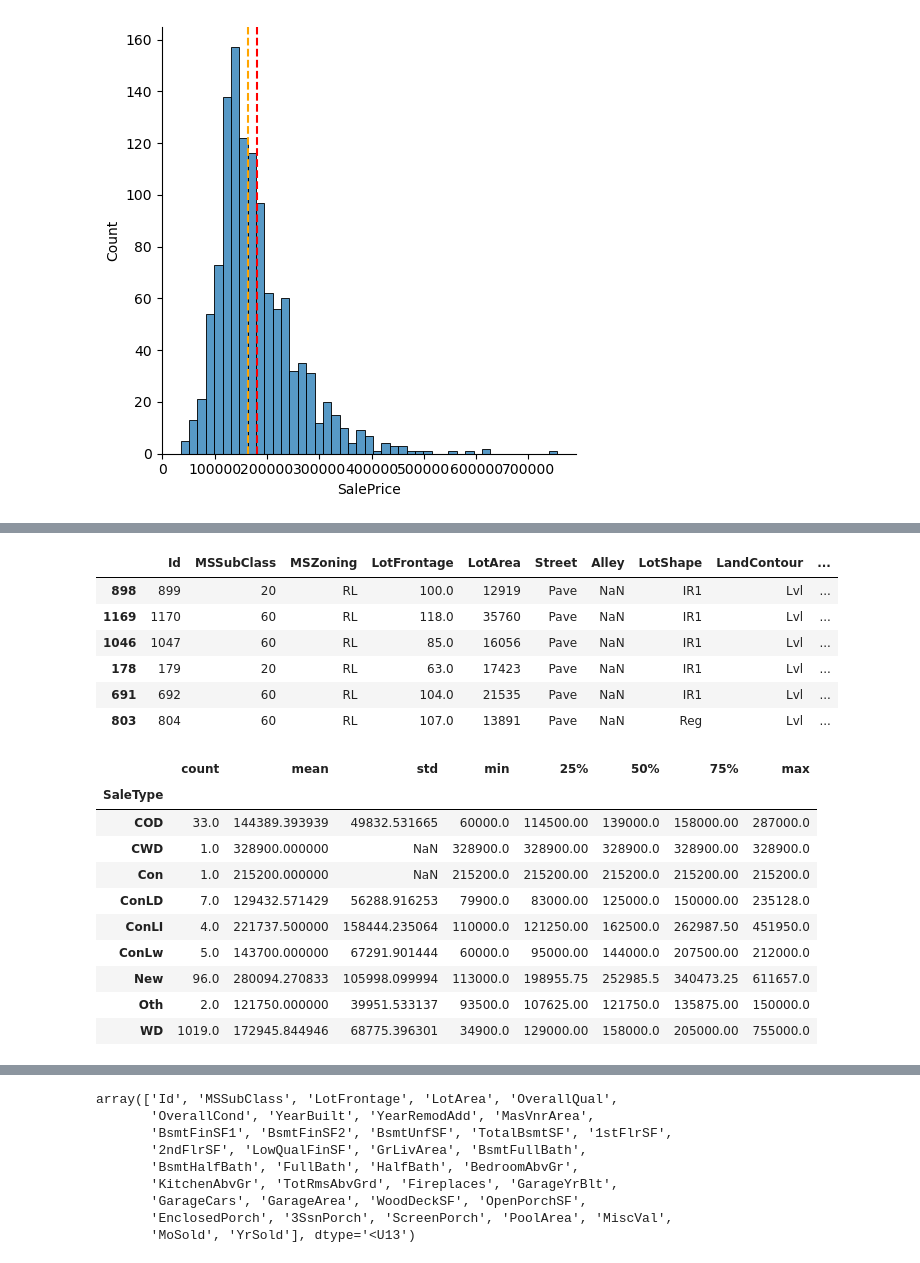
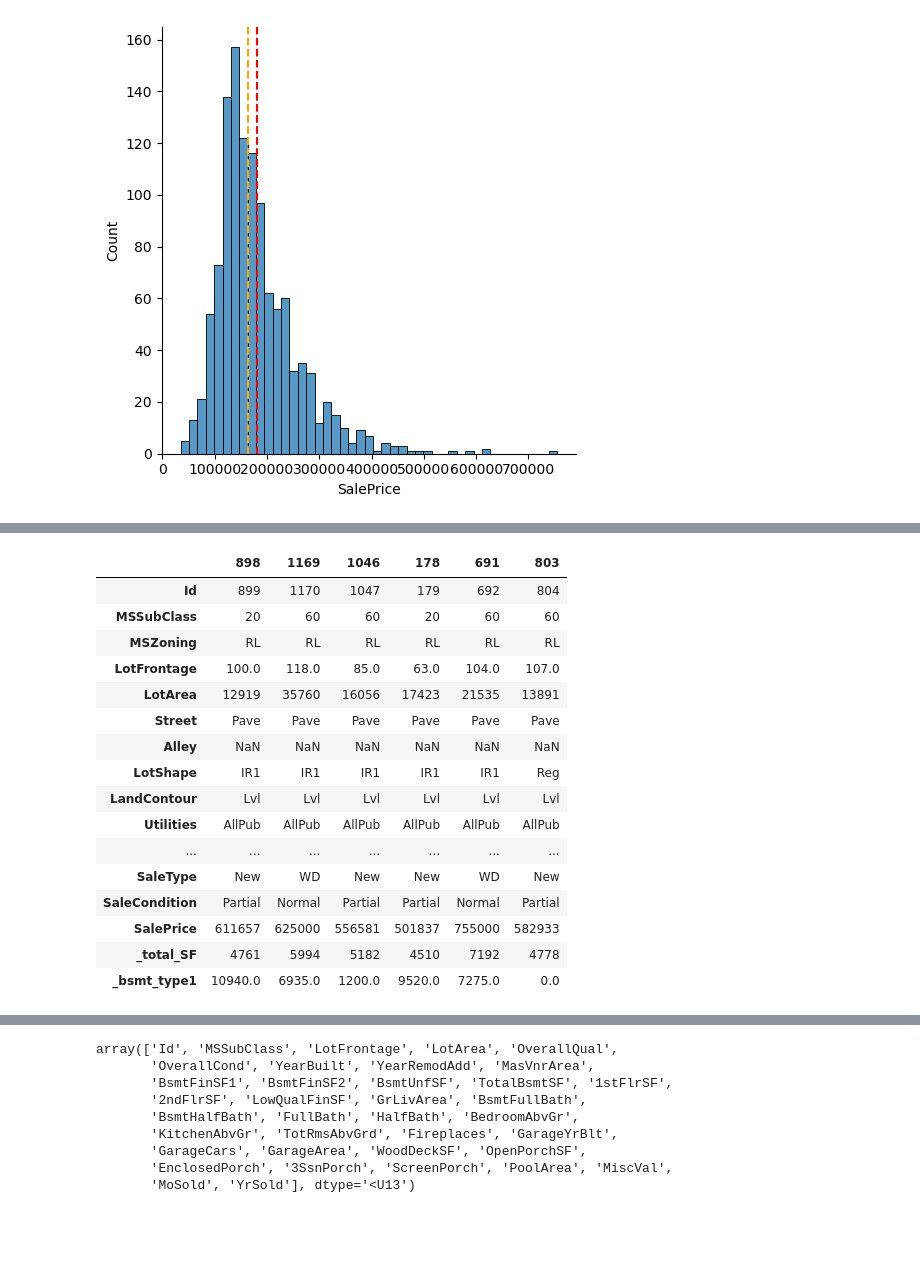
Before and after one commit to cmd-master/house-prices, a Jupyter notebook: _main.ipynb, the cells around one changed output, grey strips where cells are left out. Drawn from its saved outputs; the diff is of its cells as text; code cells hidden in the pictures; blank space fills up the shorter version.

```diff
--- a/_main.ipynb
+++ b/_main.ipynb
@@ -92,9 +173,9 @@ import numpy as np
 import seaborn as sns
 pd.options.display.max_rows = 200
 pd.options.display.max_columns = 200
+pd.options.mode.chained_assignment = None
 
-# df = pd.read_csv('/kaggle/input/house-prices-advanced-regression-techniques/train.csv')
-df = pd.read_csv('input/train.csv')
+df = pd.read_csv('kaggle/input/house-prices-advanced-regression-techniques/train.csv')
 
 num = [x for x in df.columns if df.dtypes[x] in ('int64', 'float')]
 cat = [x for x in df.columns if df.dtypes[x] == 'object']
@@ -157,24 +249,20 @@ or understand why my model predicted a very large number.
 # %%
-train.loc[train[target]>500000]
+train.loc[train[target]>500000].T
 # %% [output]
-|  | Id | MSSubClass | MSZoning | LotFrontage | LotArea | Street | Alley | LotShape | LandContour | ... |
-| 898 | 899 | 20 | RL | 100.0 | 12919 | Pave | NaN | IR1 | Lvl | ... |
-| 1169 | 1170 | 60 | RL | 118.0 | 35760 | Pave | NaN | IR1 | Lvl | ... |
-| 1046 | 1047 | 60 | RL | 85.0 | 16056 | Pave | NaN | IR1 | Lvl | ... |
-| 178 | 179 | 20 | RL | 63.0 | 17423 | Pave | NaN | IR1 | Lvl | ... |
-| 691 | 692 | 60 | RL | 104.0 | 21535 | Pave | NaN | IR1 | Lvl | ... |
-| 803 | 804 | 60 | RL | 107.0 | 13891 | Pave | NaN | Reg | Lvl | ... |
+|  | 898 | 1169 | 1046 | 178 | 691 | 803 |
+| Id | 899 | 1170 | 1047 | 179 | 692 | 804 |
+| MSSubClass | 20 | 60 | 60 | 20 | 60 | 60 |
+| MSZoning | RL | RL | RL | RL | RL | RL |
+| LotFrontage | 100.0 | 118.0 | 85.0 | 63.0 | 104.0 | 107.0 |
+| LotArea | 12919 | 35760 | 16056 | 17423 | 21535 | 13891 |
+| Street | Pave | Pave | Pave | Pave | Pave | Pave |
+| Alley | NaN | NaN | NaN | NaN | NaN | NaN |
+| LotShape | IR1 | IR1 | IR1 | IR1 | IR1 | Reg |
+| LandContour | Lvl | Lvl | Lvl | Lvl | Lvl | Lvl |
+| Utilities | AllPub | AllPub | AllPub | AllPub | AllPub | AllPub |
+| ... | ... | ... | ... | ... | ... | ... |
+| SaleType | New | WD | New | New | WD | New |
+| SaleCondition | Partial | Normal | Partial | Partial | Normal | Partial |
+| SalePrice | 611657 | 625000 | 556581 | 501837 | 755000 | 582933 |
+| _total_SF | 4761 | 5994 | 5182 | 4510 | 7192 | 4778 |
+| _bsmt_type1 | 10940.0 | 6935.0 | 1200.0 | 9520.0 | 7275.0 | 0.0 |
-# %%
-train.groupby('SaleType')[target].describe()
-# %% [output]
-|  | count | mean | std | min | 25% | 50% | 75% | max |
-| SaleType |  |  |  |  |  |  |  |  |
-| COD | 33.0 | 144389.393939 | 49832.531665 | 60000.0 | 114500.00 | 139000.0 | 158000.00 | 287000.0 |
-| CWD | 1.0 | 328900.000000 | NaN | 328900.0 | 328900.00 | 328900.0 | 328900.00 | 328900.0 |
-| Con | 1.0 | 215200.000000 | NaN | 215200.0 | 215200.00 | 215200.0 | 215200.00 | 215200.0 |
-| ConLD | 7.0 | 129432.571429 | 56288.916253 | 79900.0 | 83000.00 | 125000.0 | 150000.00 | 235128.0 |
-| ConLI | 4.0 | 221737.500000 | 158444.235064 | 110000.0 | 121250.00 | 162500.0 | 262987.50 | 451950.0 |
-| ConLw | 5.0 | 143700.000000 | 67291.901444 | 60000.0 | 95000.00 | 144000.0 | 207500.00 | 212000.0 |
-| New | 96.0 | 280094.270833 | 105998.099994 | 113000.0 | 198955.75 | 252985.5 | 340473.25 | 611657.0 |
-| Oth | 2.0 | 121750.000000 | 39951.533137 | 93500.0 | 107625.00 | 121750.0 | 135875.00 | 150000.0 |
-| WD | 1019.0 | 172945.844946 | 68775.396301 | 34900.0 | 129000.00 | 158000.0 | 205000.00 | 755000.0 |
```
Also changed, not shown: parts of 34 cells of this notebook, 6 other files.
